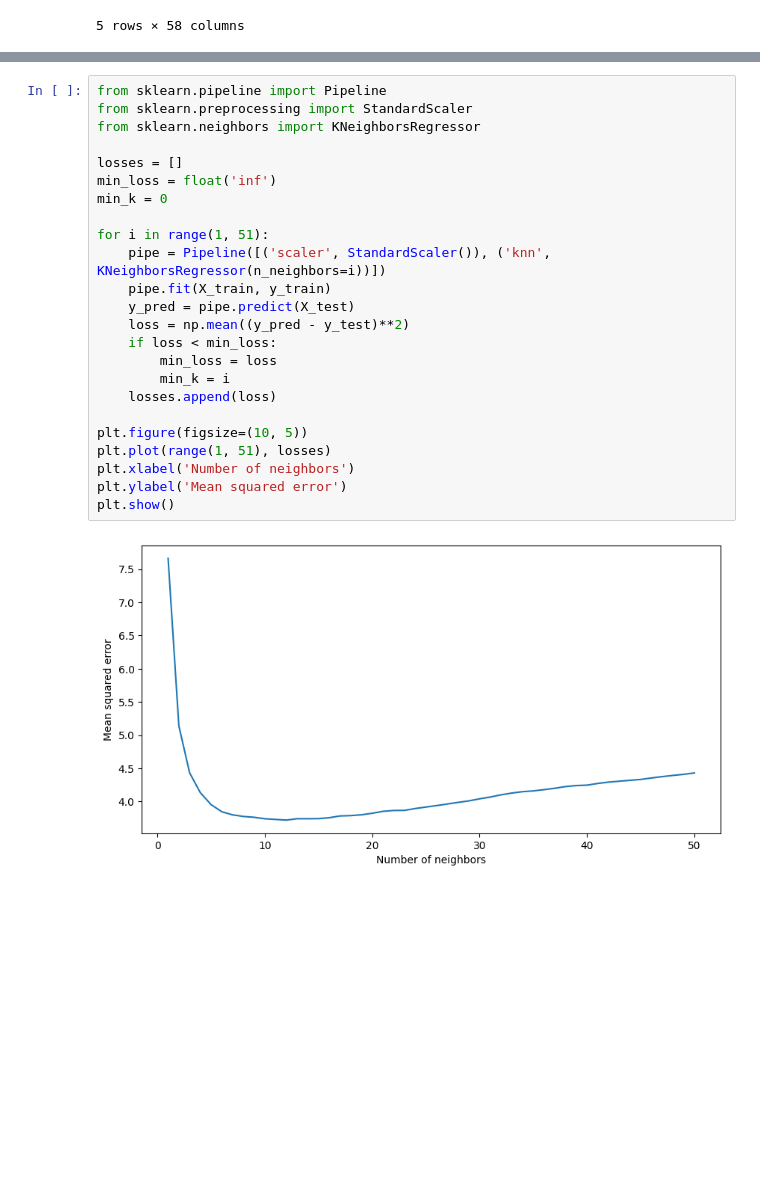
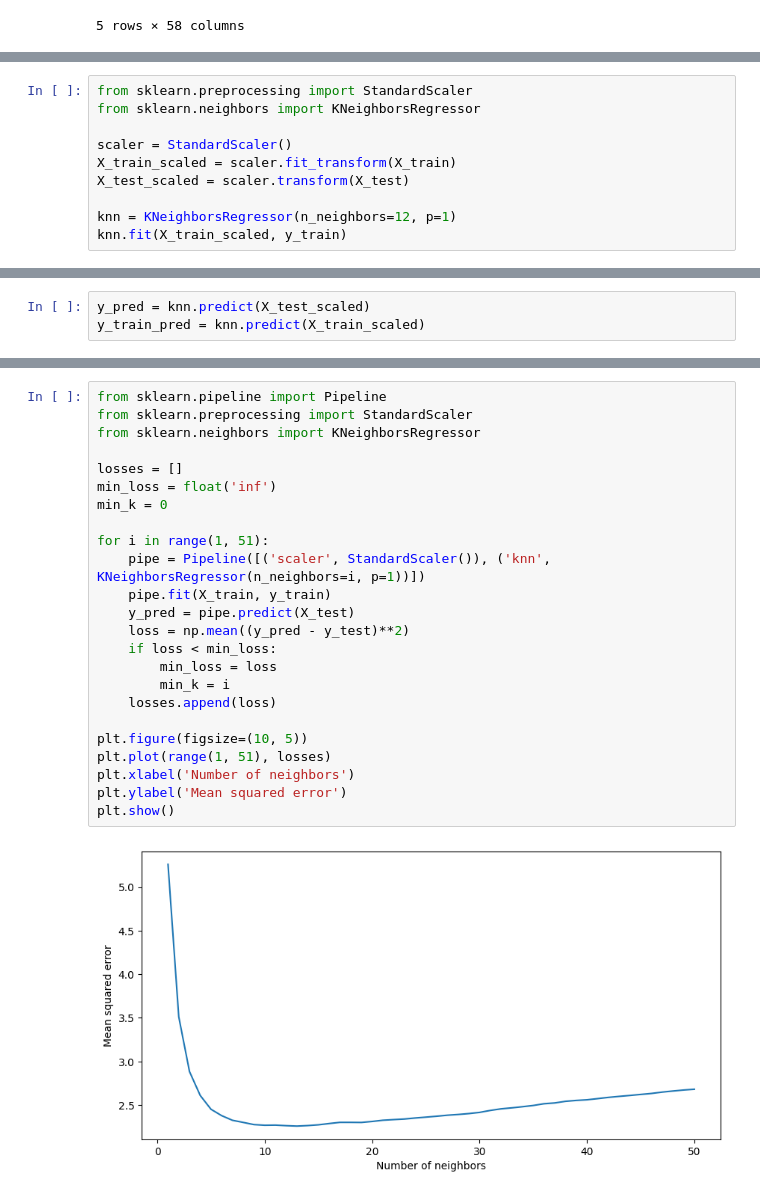
Before and after one commit to nttrung612/Football_Players_Rating_Prediction, a Jupyter notebook: knn.ipynb, the cells around one changed output, grey strips where cells are left out. Saved outputs shown, nothing was run; the diff lists cells and outputs as text; blank space fills up the shorter version.

```diff
--- a/knn.ipynb
+++ b/knn.ipynb
@@ -51,0 +44,10 @@ KeyError: "['release_clause_euro'] not found in axis"
+# %%
+from sklearn.preprocessing import StandardScaler
+from sklearn.neighbors import KNeighborsRegressor
+
+scaler = StandardScaler()
+X_train_scaled = scaler.fit_transform(X_train)
+X_test_scaled = scaler.transform(X_test)
+
+knn = KNeighborsRegressor(n_neighbors=12, p=1)
+knn.fit(X_train_scaled, y_train)
@@ -51,0 +56,3 @@ KeyError: "['release_clause_euro'] not found in axis"
+# %%
+y_pred = knn.predict(X_test_scaled)
+y_train_pred = knn.predict(X_train_scaled)
@@ -52,29 +83,29 @@ KeyError: "['release_clause_euro'] not found in axis"
 # %%
 from sklearn.pipeline import Pipeline
 from sklearn.preprocessing import StandardScaler
 from sklearn.neighbors import KNeighborsRegressor
 
 losses = []
 min_loss = float('inf')
 min_k = 0
 
 for i in range(1, 51):
-    pipe = Pipeline([('scaler', StandardScaler()), ('knn', KNeighborsRegressor(n_neighbors=i))])
+    pipe = Pipeline([('scaler', StandardScaler()), ('knn', KNeighborsRegressor(n_neighbors=i, p=1))])
     pipe.fit(X_train, y_train)
     y_pred = pipe.predict(X_test)
     loss = np.mean((y_pred - y_test)**2)
     if loss < min_loss:
         min_loss = loss
         min_k = i
     losses.append(loss)
 
 plt.figure(figsize=(10, 5))
 plt.plot(range(1, 51), losses)
 plt.xlabel('Number of neighbors')
 plt.ylabel('Mean squared error')
 plt.show()
 # %% [output]
-[figure, old version]
+[figure, new version]
 # %%
 print('Best k:', min_k)
 print('Minimum loss:', min_loss)
```
Also changed, not shown: parts of 13 cells of this notebook.
